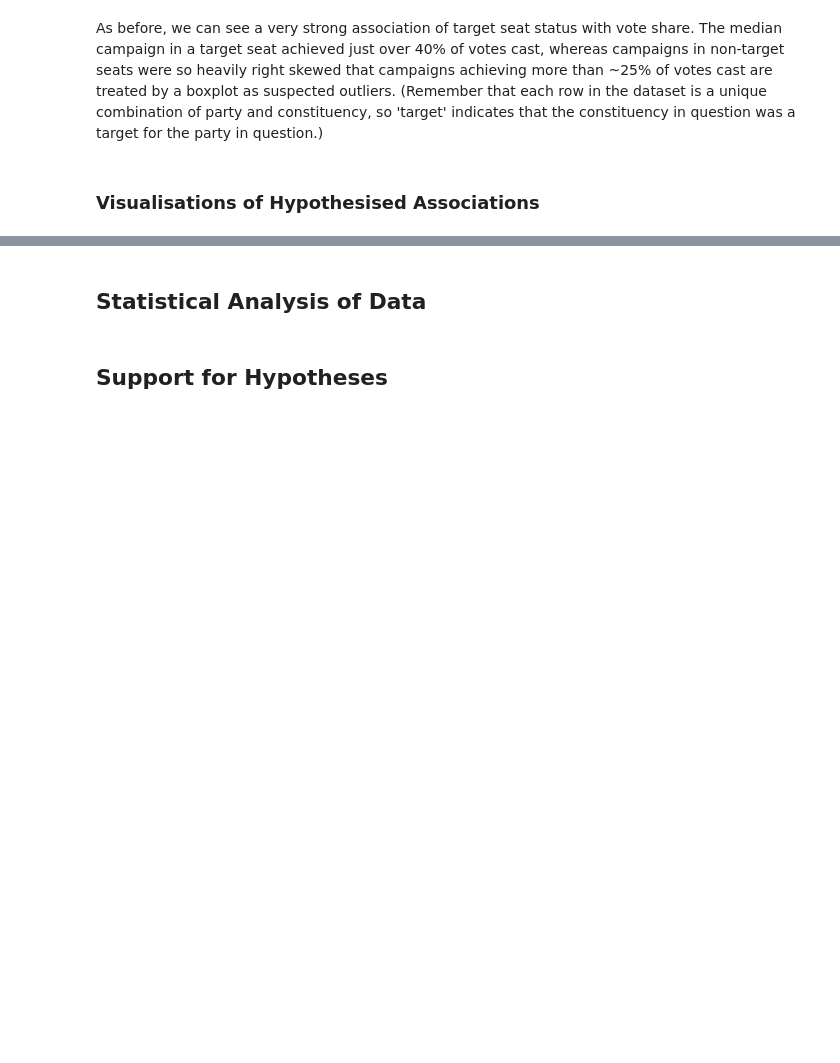
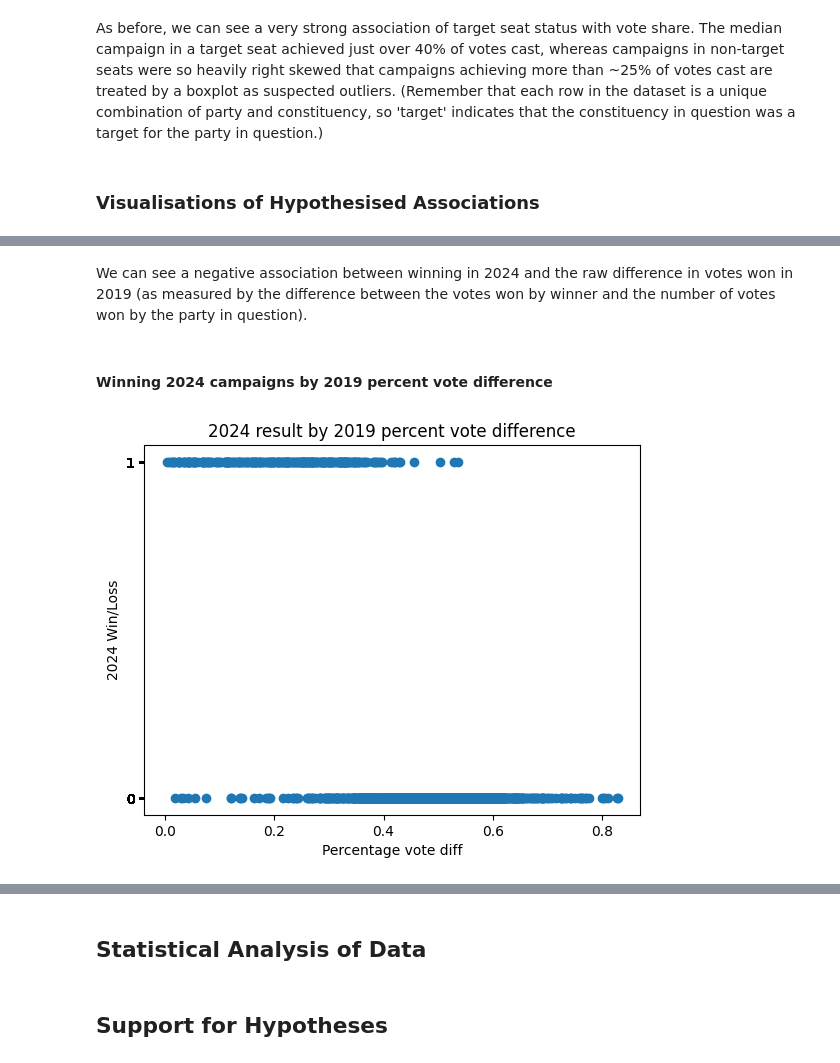
Before and after one commit to lintywilliams/EC-Assessment-1, a Jupyter notebook: Target-seat-rules-of-thumb.ipynb, the cells around one changed output, grey strips where cells are left out. Saved outputs shown, nothing was run; the diff lists cells and outputs as text; code cells hidden in the pictures; blank space fills up the shorter version.

```diff
--- a/Target-seat-rules-of-thumb.ipynb
+++ b/Target-seat-rules-of-thumb.ipynb
@@ -1949,0 +1960,21 @@ plt.show()
+# %% [markdown]
+We can see a negative association between winning in 2024 and the raw difference in votes won in 2019 (as measured by the difference between the votes won by winner and the number of votes won by the party in question).
+# %% [markdown]
+#### Winning 2024 campaigns by 2019 percent vote difference
+# %%
+# Third, winning 2024 campaigns by 2019 percent vote difference.
+
+# Define x and y dimensions of scatter plot
+x = main_final['pc_diff_19']
+y = main_final['won_24']
+plt.scatter(x, y)
+
+# Add labels
+plt.yticks(y, main_final['won_24'].values)
+plt.ylabel('2024 Win/Loss')
+plt.xlabel('Percentage vote diff')
+plt.title('2024 result by 2019 percent vote difference')
+
+plt.show()
+# %% [output]
+[figure, added]
```
Also changed, not shown: parts of 29 cells of this notebook.
